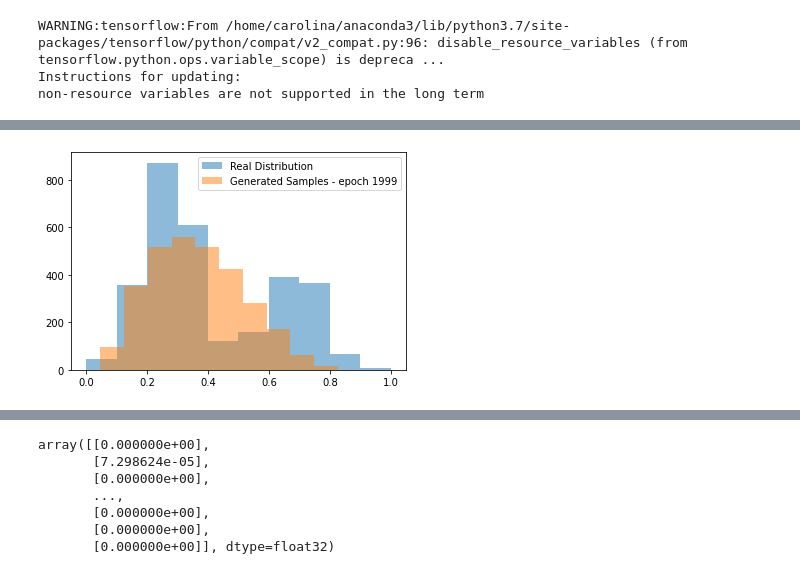
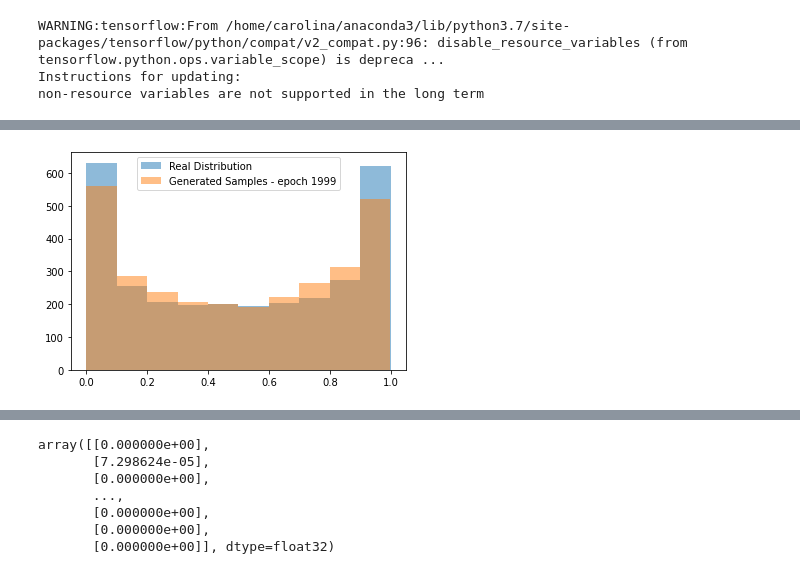
Before and after one commit to car-ol-ina/GAN-with-numPy, a Jupyter notebook: WGAN example tensor flow (fail).ipynb, the cells around one changed output, grey strips where cells are left out. Saved outputs shown, nothing was run; the diff lists cells and outputs as text; code cells hidden in the pictures.

```diff
--- a/WGAN example tensor flow (fail).ipynb
+++ b/WGAN example tensor flow (fail).ipynb
@@ -21,15 +21,15 @@ non-resource variables are not supported in the long term
 m = 3000
 
 #======= BETA =======#
-#datarray = np.random.beta(0.5,0.5, m).astype(np.float32)
+datarray = np.random.beta(0.5,0.5, m).astype(np.float32)
 
 #======= NORMAL =======#
 #datarray = np.random.normal(10,1, m).astype(np.float32)
 
 #======= MULTINORMAL =======#
-cluster1 = np.random.normal(0,1, size=[2*m//3,1])
-cluster2 = np.random.normal(5,1, size=[m//3,1])
-datarray = np.concatenate((cluster1,cluster2))
+#cluster1 = np.random.normal(0,1, size=[2*m//3,1])
+#cluster2 = np.random.normal(5,1, size=[m//3,1])
+#datarray = np.concatenate((cluster1,cluster2))
 # %%
 plt.hist(datarray, bins='auto')
 plt.show()
@@ -83,18 +108,24 @@ theta_G = [G_W1, G_W2, G_b1, G_b2]
 # %%
 def sample_z(m, n):
+    #return np.random.normal(0., 1., size=[m, n])
     return np.random.uniform(-1., 1., size=[m, n])
 
 
 def generator(z):
     G_h1 = tf.nn.relu(tf.matmul(z, G_W1) + G_b1)
-    #G_log_prob = tf.matmul(G_h1, G_W2) + G_b2
-    #G_prob = tf.nn.sigmoid(G_log_prob)
-    G_prob = tf.matmul(G_h1, G_W2) + G_b2
+    G_log_prob = tf.matmul(G_h1, G_W2) + G_b2
+    G_prob = tf.nn.sigmoid(G_log_prob)
+    #G_h2 = tf.nn.relu(tf.matmul(G_h1, G_W2) + G_b2)
+    #G_prob = tf.matmul(G_h1, G_W2) + G_b2
+    #G_prob = tf.nn.sigmoid(tf.matmul(G_h2, G_W3) + G_b3)
     return G_prob
 
 
 def discriminator(x):
     D_h1 = tf.nn.relu(tf.matmul(x, D_W1) + D_b1)
+    #D_h2 = tf.nn.relu(tf.matmul(D_h1,D_W2) + D_b2 )
+    #D_h3 = tf.nn.relu(tf.matmul(D_h2,D_W3) + D_b3 )
+    #D_h4 = tf.nn.sigmoid(tf.matmul(D_h3,D_W4) + D_b4 )
     out = tf.matmul(D_h1, D_W2) + D_b2
     return out
 # %%
@@ -102,7 +133,7 @@ def preprocess_data(x, batch_size):
 
 
     x_train = np.reshape(x, (len(x),))
-    #x_train = MinMaxN(x_train)
+    x_train = MinMaxN(x_train)
 
     # limit the data to full batches only
     num_batches = x_train.shape[0] // batch_size
@@ -215,12 +246,12 @@ Iter: 500; D loss: 0.0001627; G_loss: -0.001164
 # %%
 samples = sess.run(G_sample, feed_dict={z: sample_z(len(x_train), z_dim)})
 
-plt.hist(MinMaxN(datarray), alpha = 0.5, label = 'Real Distribution')
+plt.hist(datarray, alpha = 0.5, label = 'Real Distribution')
 plt.hist(samples, alpha = 0.5, label = 'Generated Samples - epoch ' + str(epoch) )
 plt.legend()
 plt.show()
 # %% [output]
-[figure, old version]
+[figure, new version]
 # %%
 plt.plot(J_Ds, 'b', label='Discriminators loss')
 plt.plot(EM_dist, 'r', label = 'W(x_real || x_fake)')
```
Also changed, not shown: parts of 7 cells of this notebook.
